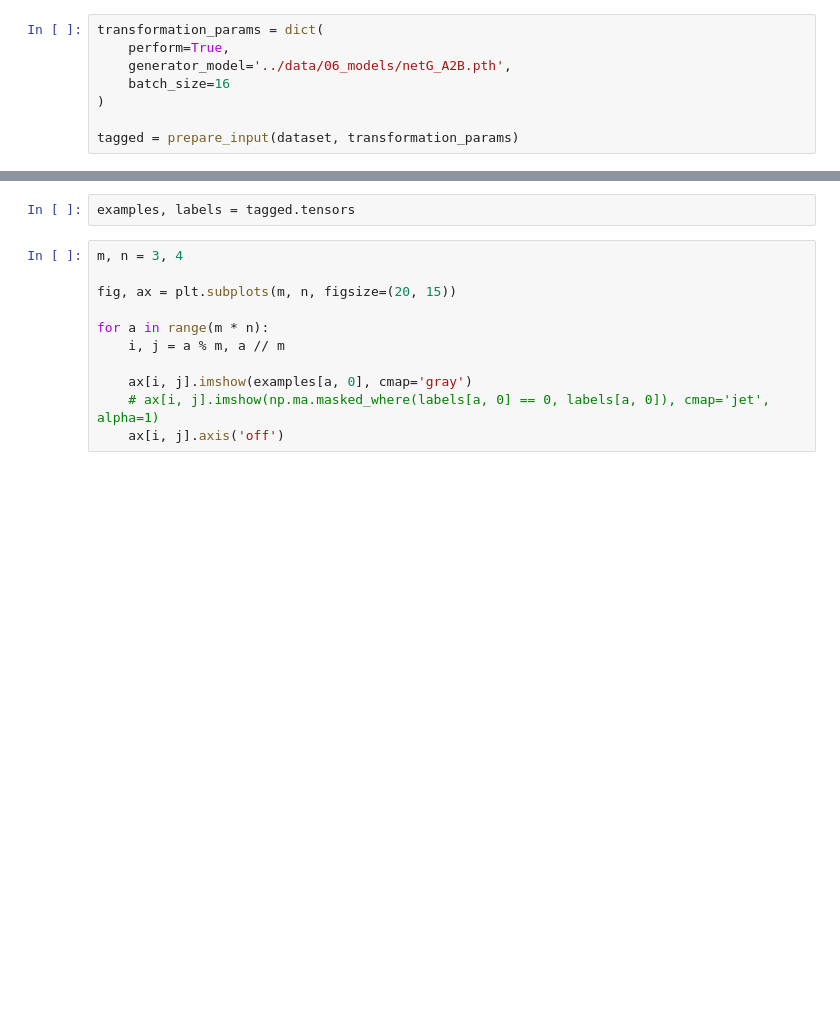
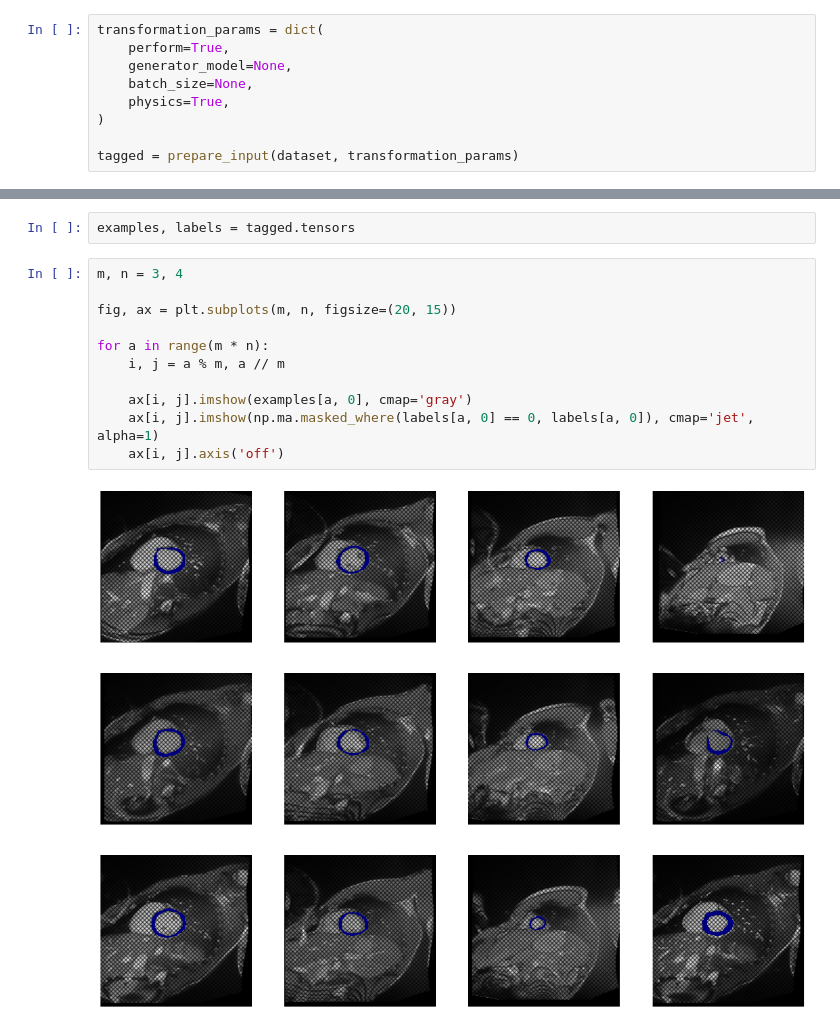
Before and after one commit to arnauddhaene/tagseg, a Jupyter notebook: notebooks/cine-to-tag-w-gan.ipynb, the cells around one changed output, grey strips where cells are left out. Cells and saved outputs as stored; diff of their text form; blank space fills up the shorter version.

```diff
--- a/notebooks/cine-to-tag-w-gan.ipynb
+++ b/notebooks/cine-to-tag-w-gan.ipynb
@@ -14,8 +14,9 @@ dataset = PickleDataSet(filepath='../data/03_primary/acdc_train.pt').load()
 # %%
 transformation_params = dict(
     perform=True,
-    generator_model='../data/06_models/netG_A2B.pth',
-    batch_size=16
+    generator_model=None,
+    batch_size=None,
+    physics=True,
 )
 
 tagged = prepare_input(dataset, transformation_params)
@@ -37,11 +40,13 @@ examples, labels = tagged.tensors
 # %%
 m, n = 3, 4
 
 fig, ax = plt.subplots(m, n, figsize=(20, 15))
 
 for a in range(m * n):
     i, j = a % m, a // m
 
     ax[i, j].imshow(examples[a, 0], cmap='gray')
-    # ax[i, j].imshow(np.ma.masked_where(labels[a, 0] == 0, labels[a, 0]), cmap='jet', alpha=1)
+    ax[i, j].imshow(np.ma.masked_where(labels[a, 0] == 0, labels[a, 0]), cmap='jet', alpha=1)
     ax[i, j].axis('off')
+# %% [output]
+[figure, added]
```
Also changed, not shown: parts of 1 cell of this notebook, 17 other files.
